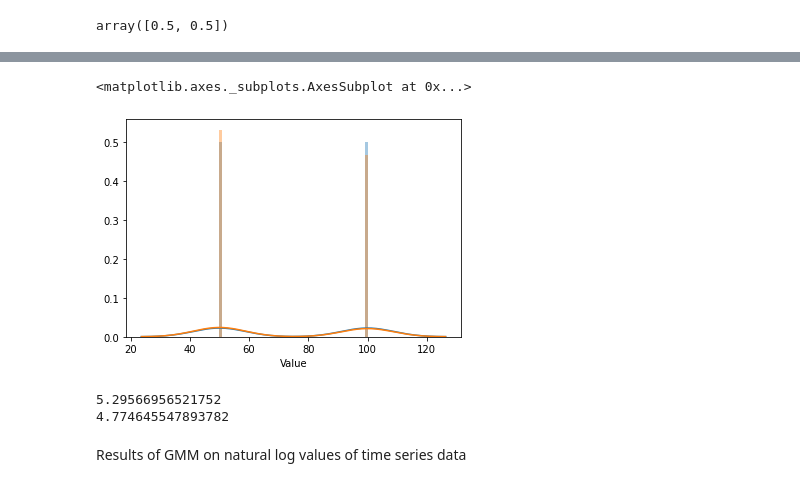
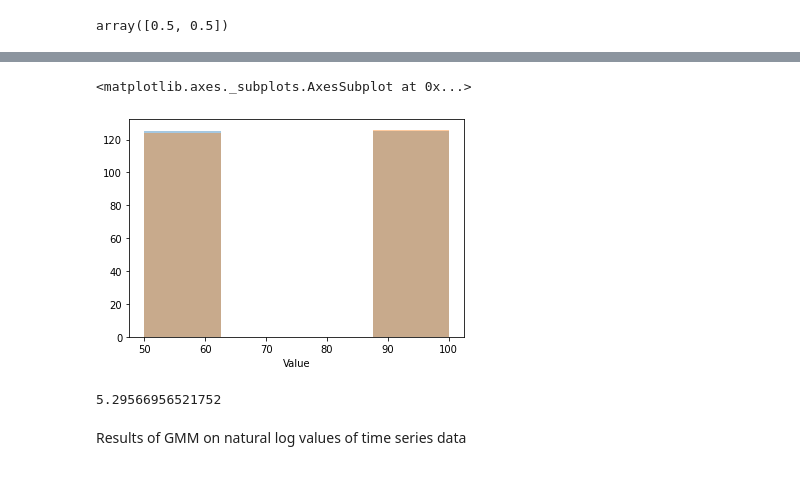
Before and after one commit to algoasylum/SatelliteImageAnalysis, a Jupyter notebook: Synthetic Data Representation/GMM-SD-Half Low, Half High.ipynb, the cells around one changed output, grey strips where cells are left out. Saved outputs shown, nothing was run; the diff lists cells and outputs as text; code cells hidden in the pictures.

Commit message:
Added GMM on half low, high high sythetic data

```diff
--- a/Synthetic Data Representation/GMM-SD-Half Low, Half High.ipynb
+++ b/Synthetic Data Representation/GMM-SD-Half Low, Half High.ipynb
@@ -274,18 +312,17 @@ array([[100.],
 # %%
 #Time Series
-sns.distplot(seasonal_data['Value'],bins=50)
+sns.distplot(seasonal_data['Value'],kde=False)
 z,_ = best_gmm0.sample(250)
-sns.distplot(z,bins=50)
+sns.distplot(z,kde=False)
 # %% [output]
 <matplotlib.axes._subplots.AxesSubplot at 0x...>
-[figure, old version]
+[figure, new version]
 # %%
 #Time Series
 print(best_gmm0.score(np.array(seasonal_data['Value']).reshape(-1,1)))
-print(best_gmm0.score(z))
+#print(best_gmm0.score(z))
 # %% [output]
 5.29566956521752
-4.774645547893782
 # %% [markdown]
 Results of GMM on natural log values of time series data
 # %%
```
Also changed, not shown: parts of 22 cells of this notebook.
